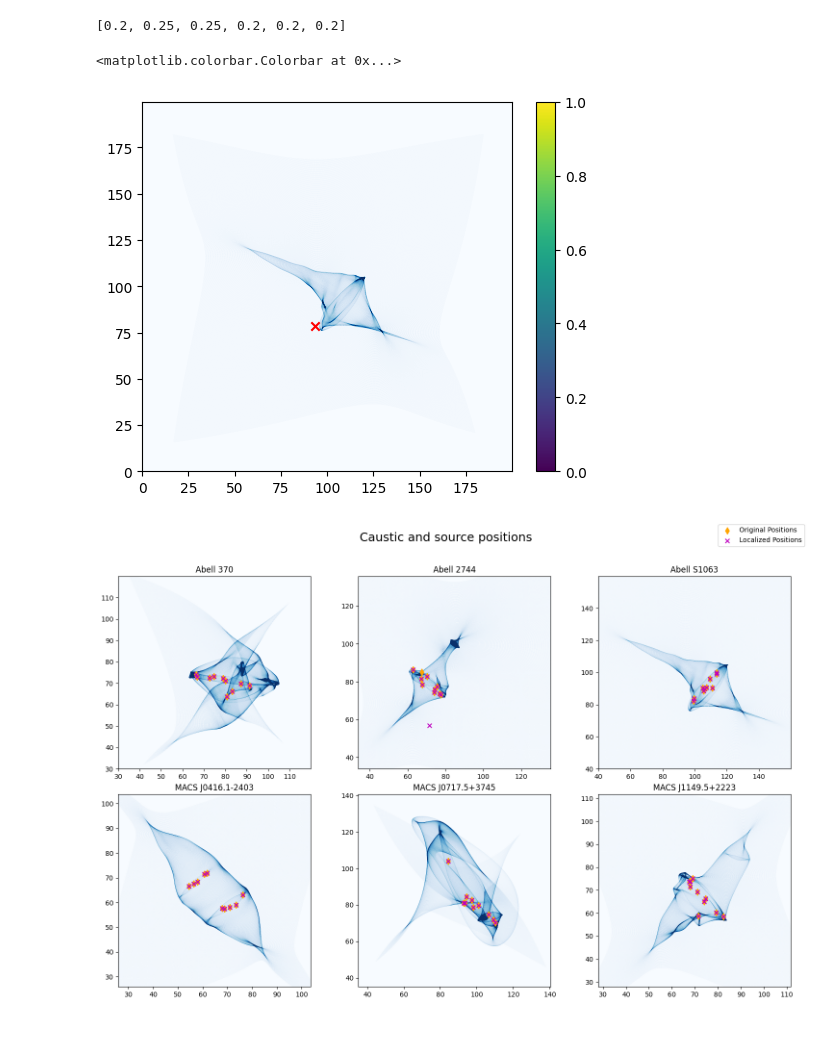
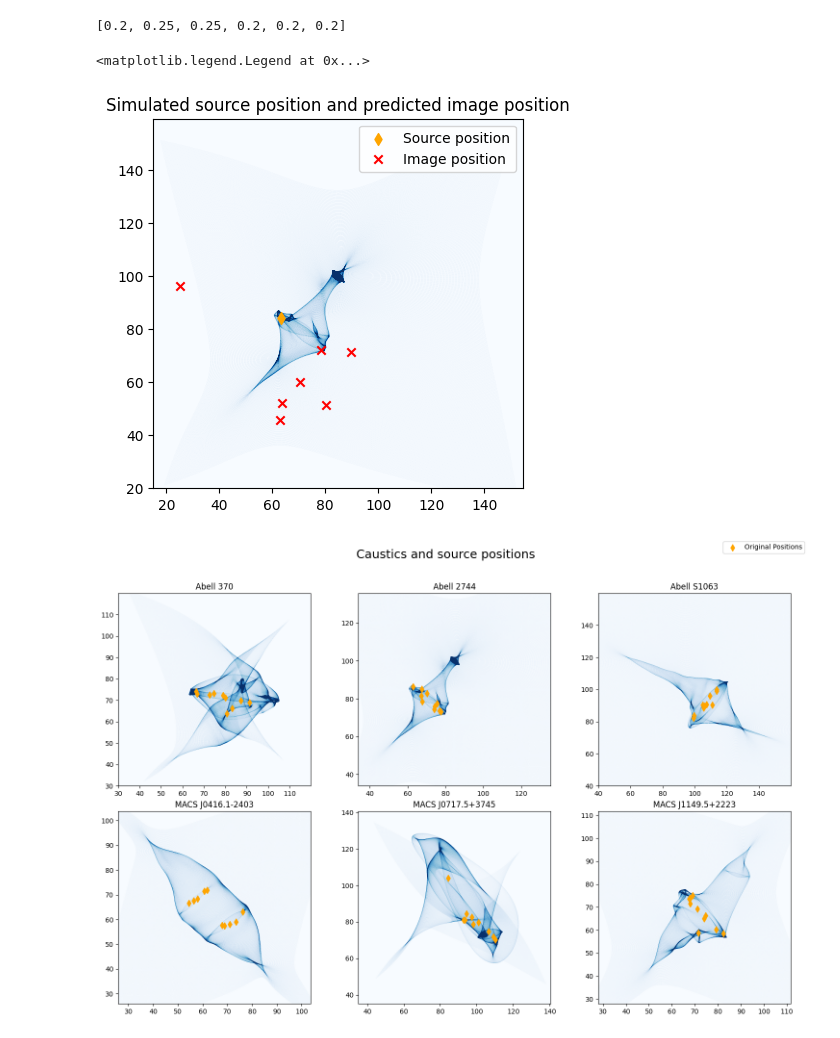
Before and after one commit to diceandcats/GWlensing_Brian, a Jupyter notebook: visualize cluster.ipynb, the cells around one changed output. Drawn from its saved outputs; the diff is of its cells as text; code cells hidden in the pictures.

```diff
--- a/visualize cluster.ipynb
+++ b/visualize cluster.ipynb
@@ -91,36 +91,41 @@ print(pixscale_list)
 [0.2, 0.25, 0.25, 0.2, 0.2, 0.2]
 # %%
 # look at the caustic
-index = 2
+index = 1
 
 
 size = len(datax_list[index])
 
 array_test = np.zeros((size,size))
 pixscale = pixscale_list[index]
 datay = datay_list[index]/pixscale
 datax = datax_list[index]/pixscale
 for i in range(0,size):
     for j in range(0,size):
         ycoord = i-datay[i,j]
         xcoord = j-datax[i,j]
         ydec = ycoord%1
         xdec = xcoord%1
         xfloor = floor(xcoord)
         yfloor = floor(ycoord)
         array_test[yfloor,xfloor] += 1
 
 plt.imshow(array_test, cmap='Blues', vmax = 50, extent=[0, size*pixscale, pixscale*size,0 ])
-plt.scatter(93.5510851154445,78.73123076341057, c = 'r', marker='x')
-plt.gca().invert_yaxis()
-plt.colorbar()
+plt.scatter(63.4,84.1, c = 'orange', marker='d')
+plt.scatter([25.04527574, 80.3895084 , 89.83823507, 70.3500693 , 62.87531747,
+       63.56479705, 78.41485862],[96.30394225, 51.47812429, 71.45908221, 59.92729871, 45.81923451,
+       52.27263524, 72.34180586], c = 'r', marker='x')
+plt.xlim(15,154.5)
+plt.ylim(20,159.5)
+plt.title('Simulated source position and predicted image position')
+plt.legend(['Source position','Image position'])
 # %% [output]
-<matplotlib.colorbar.Colorbar at 0x...>
+<matplotlib.legend.Legend at 0x...>
-[figure, old version]
+[figure, new version]
 # %%
 # make 6 graphs of the caustic
 fig, axs = plt.subplots(2, 3, figsize=(15, 10))
-fig.suptitle('Caustic and source positions', fontsize=18)
+fig.suptitle('Caustics and source positions', fontsize=18)
 for i, ax in enumerate(axs.flat):
     size = len(datax_list[i])
     array_test = np.zeros((size, size))
@@ -164,7 +169,7 @@ for i, ax in enumerate(axs.flat):
 
     # Plot the extracted positions on the current cluster's caustic plot
     ax.scatter(x, y, c='orange', marker='d', label='Original Positions', s=50)
-    ax.scatter(localized_x, localized_y, c='m', marker='x', label='Localized Positions', s=40)
+    #ax.scatter(localized_x, localized_y, c='m', marker='x', label='Localized Positions', s=40)
 
 
 # Add a general legend for all the graphs
@@ -174,4 +179,4 @@ plt.tight_layout(rect=[0, 0, 1, 0.96])
 #plt.figtext(0.5, -0.06, 'Figure 2: Plots for stimulated and optimized source positions after localization for each cluster. All the orange and magenta labels of the source positions\nare overlapping each other except one, which indicates that the optimized result is very close to true source positions most of the time.', ha='center', fontsize=14)
 plt.show()
 # %% [output]
-[figure, old version]
+[figure, new version]
```
Also changed, not shown: parts of 4 cells of this notebook, 8 other files.
